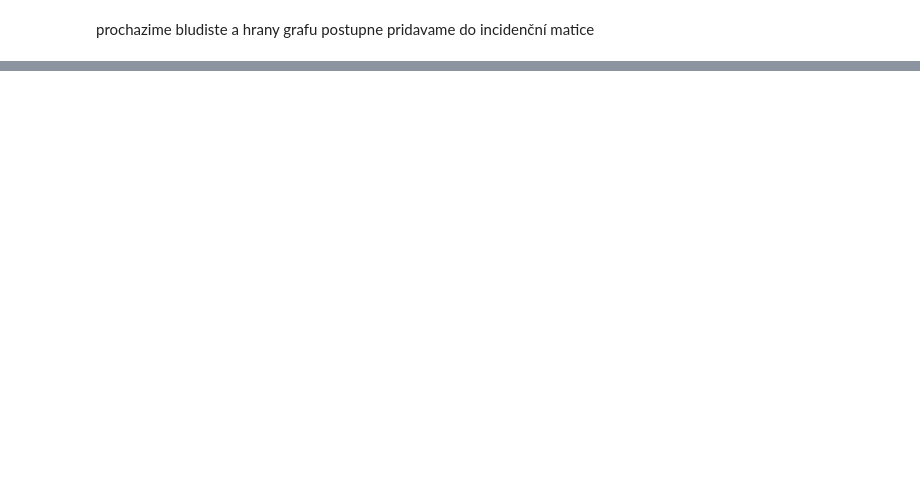
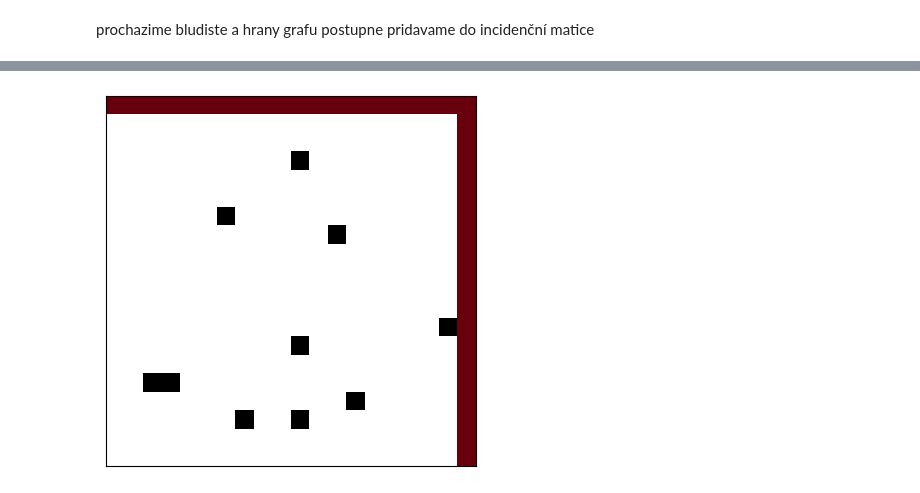
Before and after one commit to KLA0111/projekt_VVP, a Jupyter notebook: main.ipynb, the cells around one changed output, grey strips where cells are left out. Saved outputs shown, nothing was run; the diff lists cells and outputs as text; code cells hidden in the pictures; blank space fills up the shorter version.

```diff
--- a/main.ipynb
+++ b/main.ipynb
@@ -163,0 +191,37 @@ show_maze(m)
+# %%
+def dijkstra_extended(incidence):
+    nodes_inf = np.array([(-1, 0)], dtype=tuple)   # -1 - edgde, 0 - node
+    end = len(incidence[0]) - 1
+    visited_nodes = np.array([0], dtype=int)   # nodes we've already been to
+    edges = np.where(incidence[:, 0])[0]   # edges we're visiting this step
+    while True:
+        tmp_edges = np.array([], dtype=int)   # edges we'll visit in next step
+        for edge in edges:
+            nodes_tmp = np.where(incidence[edge])[0]   # nodes we can go to from this edge
+            nodes_tmp = nodes_tmp[np.where(np.isin(nodes_tmp, visited_nodes) == False)[0]]   # nodes we can to from this edge, but without visited
+            if(len(nodes_tmp)):
+                nodes_inf = np.append(nodes_inf, [(edge, nodes_tmp[0])], axis=0)
+            if end in nodes_tmp:
+                return nodes_inf
+            edges_tmp = np.where(incidence[:, nodes_tmp])[0]   # edges, leading to new nodes
+            tmp_edges = np.append(tmp_edges, edges_tmp)
+            visited_nodes = np.append(visited_nodes, nodes_tmp)
+        edges = tmp_edges[:]
+# %%
+n_inf = dijkstra_extended(incidence)
+n = int((len(incidence[0]) + 1)**0.5)
+res = np.ndarray(shape=[n, n], dtype=bool)
+res.fill(False)
+step = n_inf[np.where(n_inf[:, 1] == len(incidence[0]) - 1)][0]
+while step[0] != -1:
+    node = step[1]
+    x = node // n
+    y = node % n
+    res[x, y] = True
+    nodes = np.where(incidence[step[0]])[0]   # current edge connects this nodes
+    next_node = nodes[np.where(nodes != node)]   # we choose another node
+    step = n_inf[np.where(n_inf[:, 1] == next_node)][0]
+res[0, 0] = True
+show_maze(data, res)
+# %% [output]
+[figure, added]
```
Also changed, not shown: parts of 7 cells of this notebook, 1 other file.
